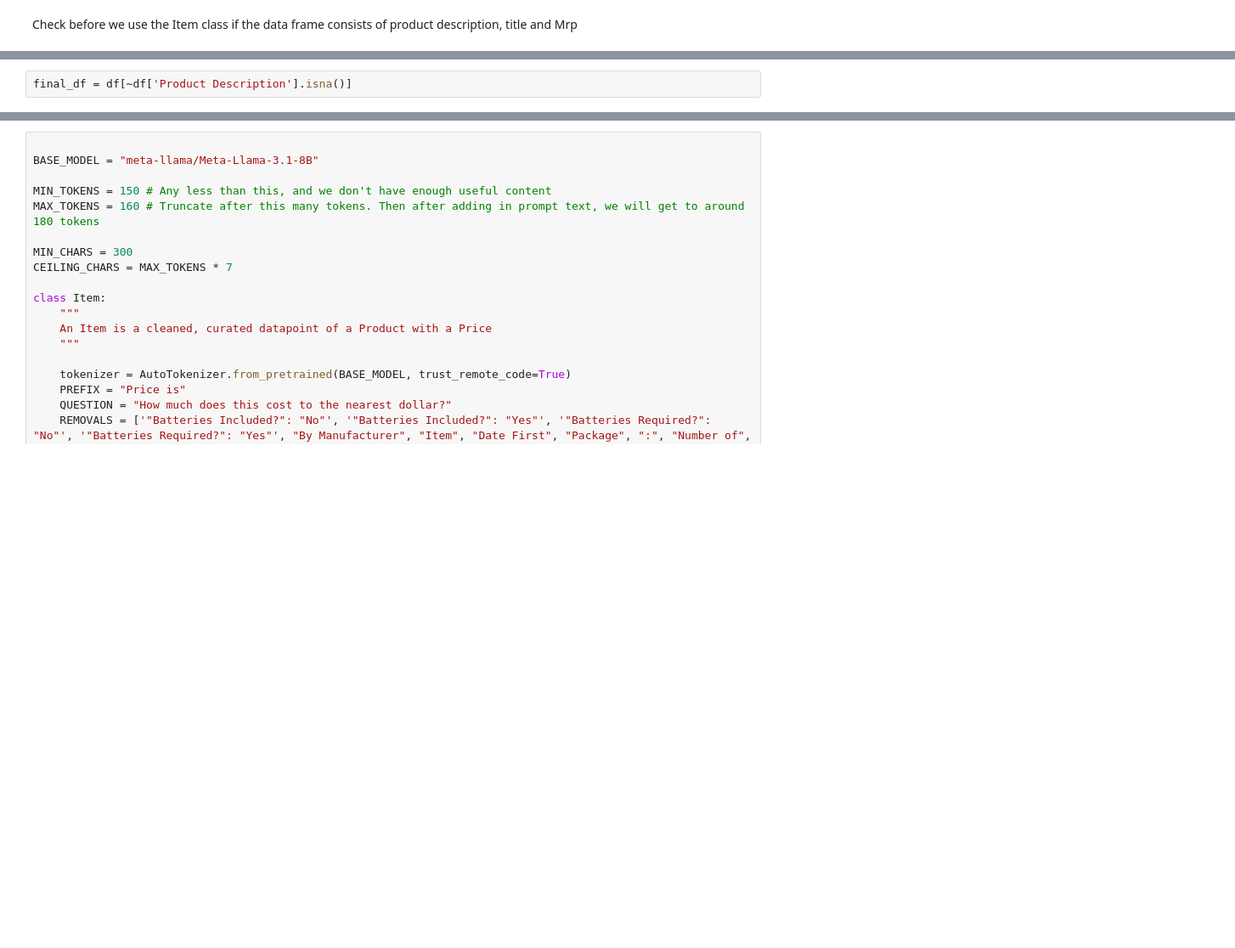
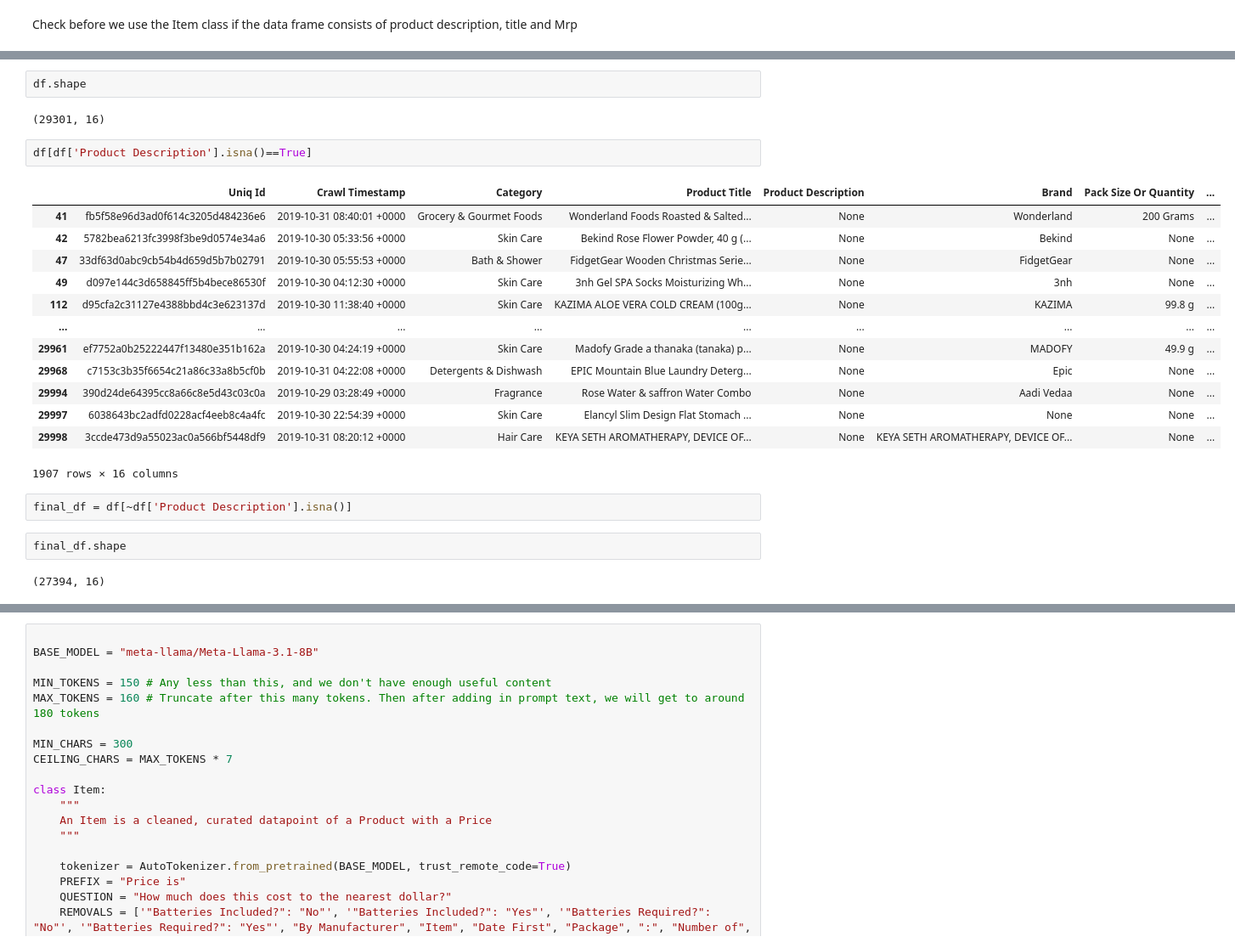
Before and after one commit to rsher60/LLM_Codebase, a Jupyter notebook: fine_tuning_Ed.ipynb, the cells around one changed output, grey strips where cells are left out. Shown at 85% size. Saved outputs shown, nothing was run; the diff lists cells and outputs as text; blank space fills up the shorter version.

```diff
--- a/fine_tuning_Ed.ipynb
+++ b/fine_tuning_Ed.ipynb
@@ -146,5 +178,29 @@ Check before we use the Item class if the data frame consists of product descrip
+# %%
+df.shape
+# %% [output]
+(29301, 16)
+# %%
+df[df['Product Description'].isna()==True]
+# %% [output]
+|  | Uniq Id | Crawl Timestamp | Category | Product Title | Product Description | Brand | Pack Size Or Quantity | ... |
+| 41 | fb5f58e96d3ad0f614c3205d484236e6 | 2019-10-31 08:40:01 +0000 | Grocery & Gourmet Foods | Wonderland Foods Roasted & Salted... | None | Wonderland | 200 Grams | ... |
+| 42 | 5782bea6213fc3998f3be9d0574e34a6 | 2019-10-30 05:33:56 +0000 | Skin Care | Bekind Rose Flower Powder, 40 g (... | None | Bekind | None | ... |
+| 47 | 33df63d0abc9cb54b4d659d5b7b02791 | 2019-10-30 05:55:53 +0000 | Bath & Shower | FidgetGear Wooden Christmas Serie... | None | FidgetGear | None | ... |
+| 49 | d097e144c3d658845ff5b4bece86530f | 2019-10-30 04:12:30 +0000 | Skin Care | 3nh Gel SPA Socks Moisturizing Wh... | None | 3nh | None | ... |
+| 112 | d95cfa2c31127e4388bbd4c3e623137d | 2019-10-30 11:38:40 +0000 | Skin Care | KAZIMA ALOE VERA COLD CREAM (100g... | None | KAZIMA | 99.8 g | ... |
+| ... | ... | ... | ... | ... | ... | ... | ... | ... |
+| 29961 | ef7752a0b25222447f13480e351b162a | 2019-10-30 04:24:19 +0000 | Skin Care | Madofy Grade a thanaka (tanaka) p... | None | MADOFY | 49.9 g | ... |
+| 29968 | c7153c3b35f6654c21a86c33a8b5cf0b | 2019-10-31 04:22:08 +0000 | Detergents & Dishwash | EPIC Mountain Blue Laundry Deterg... | None | Epic | None | ... |
+| 29994 | 390d24de64395cc8a66c8e5d43c03c0a | 2019-10-29 03:28:49 +0000 | Fragrance | Rose Water & saffron Water Combo | None | Aadi Vedaa | None | ... |
+| 29997 | 6038643bc2adfd0228acf4eeb8c4a4fc | 2019-10-30 22:54:39 +0000 | Skin Care | Elancyl Slim Design Flat Stomach ... | None | None | None | ... |
+| 29998 | 3ccde473d9a55023ac0a566bf5448df9 | 2019-10-31 08:20:12 +0000 | Hair Care | KEYA SETH AROMATHERAPY, DEVICE OF... | None | KEYA SETH AROMATHERAPY, DEVICE OF... | None | ... |
+1907 rows × 16 columns
 # %%
 final_df = df[~df['Product Description'].isna()]
+# %%
+final_df.shape
+# %% [output]
+(27394, 16)
 # %%
 final_df.columns
 # %% [output]
```
Also changed, not shown: parts of 32 cells of this notebook.
